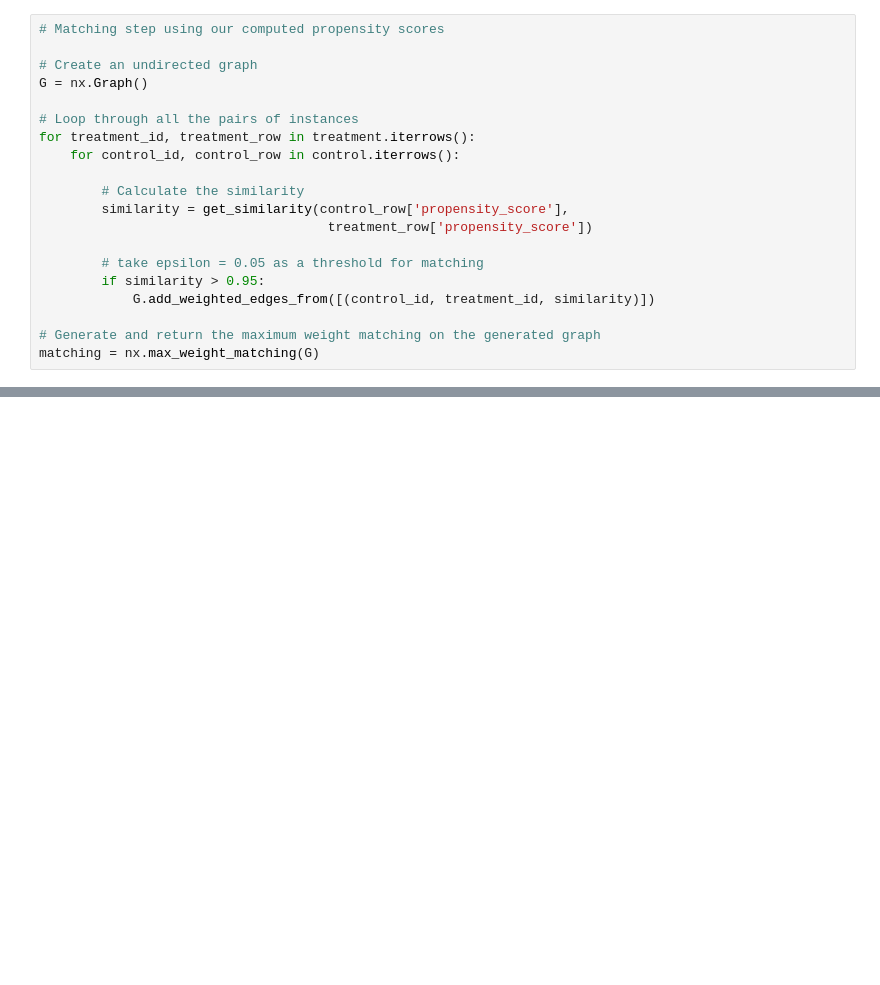
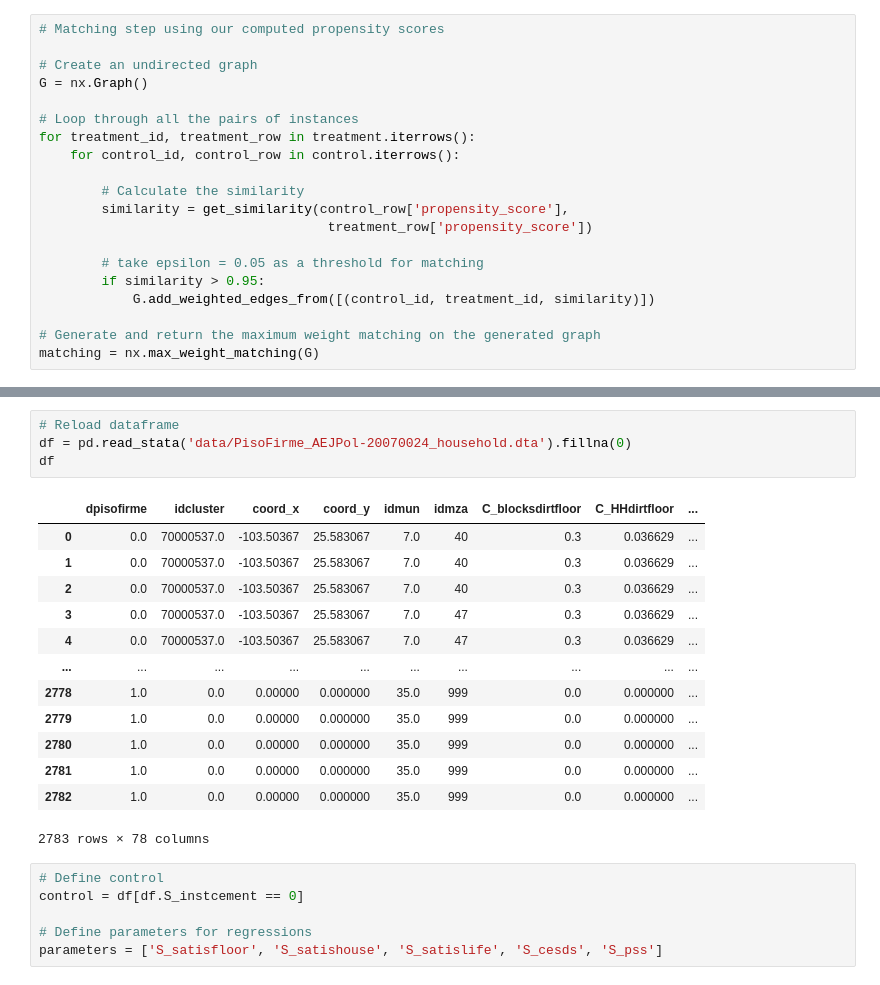
Before and after one commit to epfl-ada/ada-2020-project-milestone-p3-p3_team-fondue, a Jupyter notebook: analysis_notebook.ipynb, the cells around one changed output, grey strips where cells are left out. Drawn from its saved outputs; the diff is of its cells as text; blank space fills up the shorter version.

```diff
--- a/analysis_notebook.ipynb
+++ b/analysis_notebook.ipynb
@@ -155,0 +492,24 @@ The number of matched pairs is 650, and the number of unmatched ones is 86.
+# %%
+# Reload dataframe
+df = pd.read_stata('data/PisoFirme_AEJPol-20070024_household.dta').fillna(0)
+df
+# %% [output]
+|  | dpisofirme | idcluster | coord_x | coord_y | idmun | idmza | C_blocksdirtfloor | C_HHdirtfloor | ... |
+| 0 | 0.0 | 70000537.0 | -103.50367 | 25.583067 | 7.0 | 40 | 0.3 | 0.036629 | ... |
+| 1 | 0.0 | 70000537.0 | -103.50367 | 25.583067 | 7.0 | 40 | 0.3 | 0.036629 | ... |
+| 2 | 0.0 | 70000537.0 | -103.50367 | 25.583067 | 7.0 | 40 | 0.3 | 0.036629 | ... |
+| 3 | 0.0 | 70000537.0 | -103.50367 | 25.583067 | 7.0 | 47 | 0.3 | 0.036629 | ... |
+| 4 | 0.0 | 70000537.0 | -103.50367 | 25.583067 | 7.0 | 47 | 0.3 | 0.036629 | ... |
+| ... | ... | ... | ... | ... | ... | ... | ... | ... | ... |
+| 2778 | 1.0 | 0.0 | 0.00000 | 0.000000 | 35.0 | 999 | 0.0 | 0.000000 | ... |
+| 2779 | 1.0 | 0.0 | 0.00000 | 0.000000 | 35.0 | 999 | 0.0 | 0.000000 | ... |
+| 2780 | 1.0 | 0.0 | 0.00000 | 0.000000 | 35.0 | 999 | 0.0 | 0.000000 | ... |
+| 2781 | 1.0 | 0.0 | 0.00000 | 0.000000 | 35.0 | 999 | 0.0 | 0.000000 | ... |
+| 2782 | 1.0 | 0.0 | 0.00000 | 0.000000 | 35.0 | 999 | 0.0 | 0.000000 | ... |
+2783 rows × 78 columns
+# %%
+# Define control
+control = df[df.S_instcement == 0]
+
+# Define parameters for regressions
+parameters = ['S_satisfloor', 'S_satishouse', 'S_satislife', 'S_cesds', 'S_pss']
```
Also changed, not shown: parts of 45 cells of this notebook, 2 other files.
